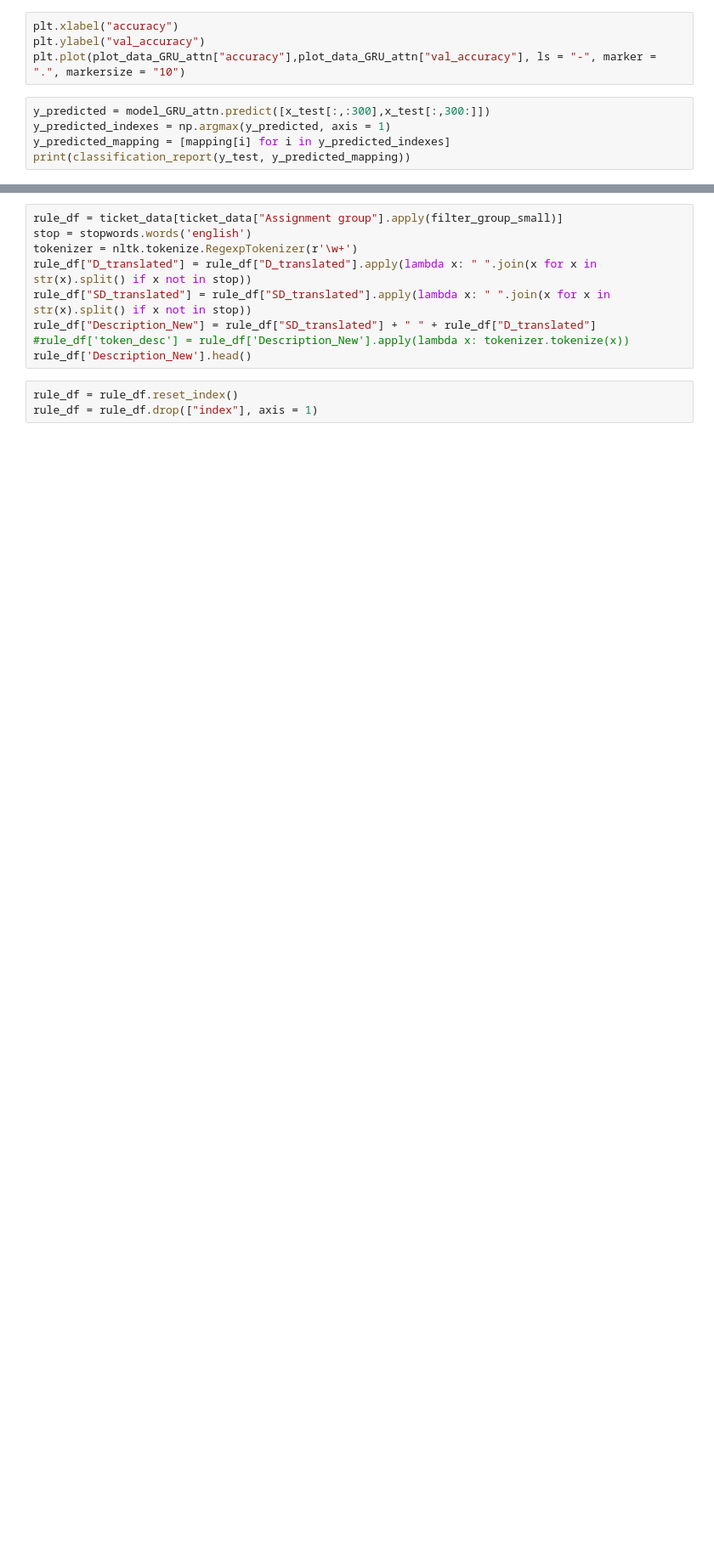
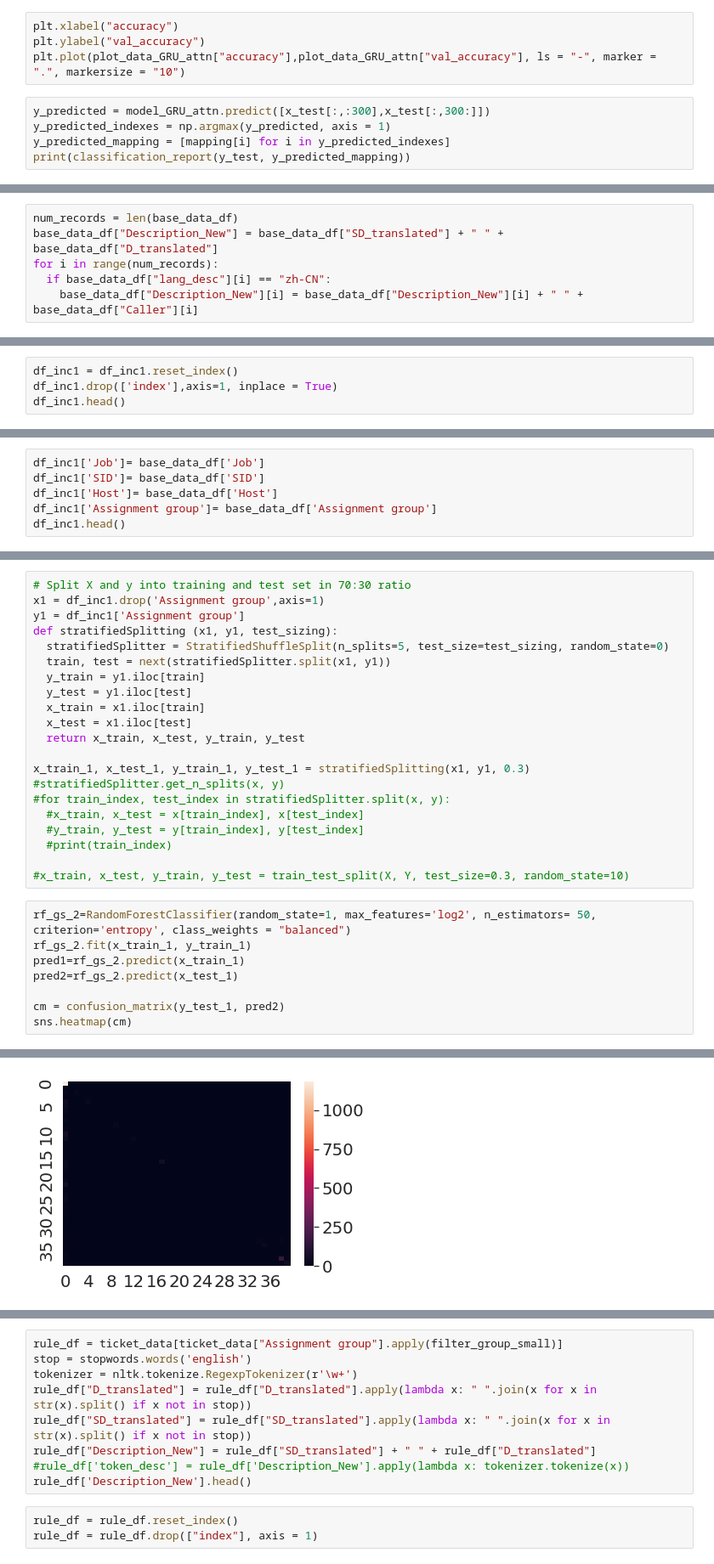
Before and after one commit to ABPande/AIML_CAPSTONE_NLP_B_GRP_4, a Jupyter notebook: Capstone_Project_Final_Jan3.ipynb, the cells around one changed output, grey strips where cells are left out. Shown at 85% size. Drawn from its saved outputs; the diff is of its cells as text; blank space fills up the shorter version.

Commit message:
Base data and Train set test set visualization
We now need to add commentary

```diff
--- a/Capstone_Project_Final_Jan3.ipynb
+++ b/Capstone_Project_Final_Jan3.ipynb
@@ -2325,0 +2433,6 @@ print(classification_report(y_test, y_predicted_mapping))
+# %%
+num_records = len(base_data_df)
+base_data_df["Description_New"] = base_data_df["SD_translated"] + " " + base_data_df["D_translated"]
+for i in range(num_records):
+  if base_data_df["lang_desc"][i] == "zh-CN":
+    base_data_df["Description_New"][i] = base_data_df["Description_New"][i] + " " + base_data_df["Caller"][i]
@@ -2325,0 +2477,4 @@ print(classification_report(y_test, y_predicted_mapping))
+# %%
+df_inc1 = df_inc1.reset_index()
+df_inc1.drop(['index'],axis=1, inplace = True)
+df_inc1.head()
@@ -2325,0 +2489,6 @@ print(classification_report(y_test, y_predicted_mapping))
+# %%
+df_inc1['Job']= base_data_df['Job']
+df_inc1['SID']= base_data_df['SID']
+df_inc1['Host']= base_data_df['Host']
+df_inc1['Assignment group']= base_data_df['Assignment group']
+df_inc1.head()
@@ -2325,0 +2503,30 @@ print(classification_report(y_test, y_predicted_mapping))
+# %%
+# Split X and y into training and test set in 70:30 ratio
+x1 = df_inc1.drop('Assignment group',axis=1)
+y1 = df_inc1['Assignment group']
+def stratifiedSplitting (x1, y1, test_sizing):
+  stratifiedSplitter = StratifiedShuffleSplit(n_splits=5, test_size=test_sizing, random_state=0)
+  train, test = next(stratifiedSplitter.split(x1, y1))
+  y_train = y1.iloc[train]
+  y_test = y1.iloc[test]
+  x_train = x1.iloc[train]
+  x_test = x1.iloc[test]
+  return x_train, x_test, y_train, y_test
+
+x_train_1, x_test_1, y_train_1, y_test_1 = stratifiedSplitting(x1, y1, 0.3)
+#stratifiedSplitter.get_n_splits(x, y)
+#for train_index, test_index in stratifiedSplitter.split(x, y):
+  #x_train, x_test = x[train_index], x[test_index]
+  #y_train, y_test = y[train_index], y[test_index]
+  #print(train_index)
+
+#x_train, x_test, y_train, y_test = train_test_split(X, Y, test_size=0.3, random_state=10)
+# %%
+rf_gs_2=RandomForestClassifier(random_state=1, max_features='log2', n_estimators= 50,  criterion='entropy', class_weights = "balanced")
+rf_gs_2.fit(x_train_1, y_train_1)
+pred1=rf_gs_2.predict(x_train_1)
+pred2=rf_gs_2.predict(x_test_1)
+
+cm = confusion_matrix(y_test_1, pred2)
+sns.heatmap(cm)
+# %% [output]
@@ -2325,0 +2534 @@ print(classification_report(y_test, y_predicted_mapping))
+[figure, added]
```
Also changed, not shown: parts of 64 cells of this notebook.
